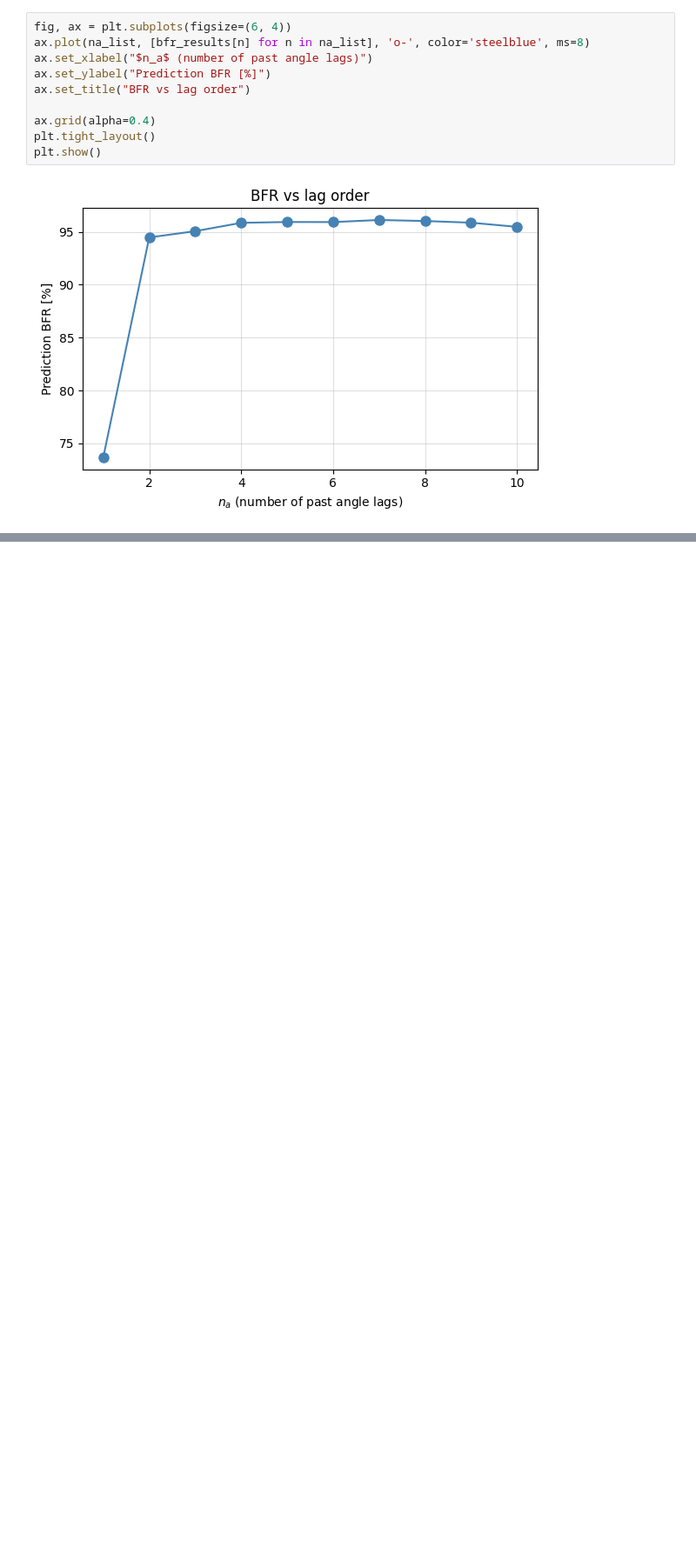
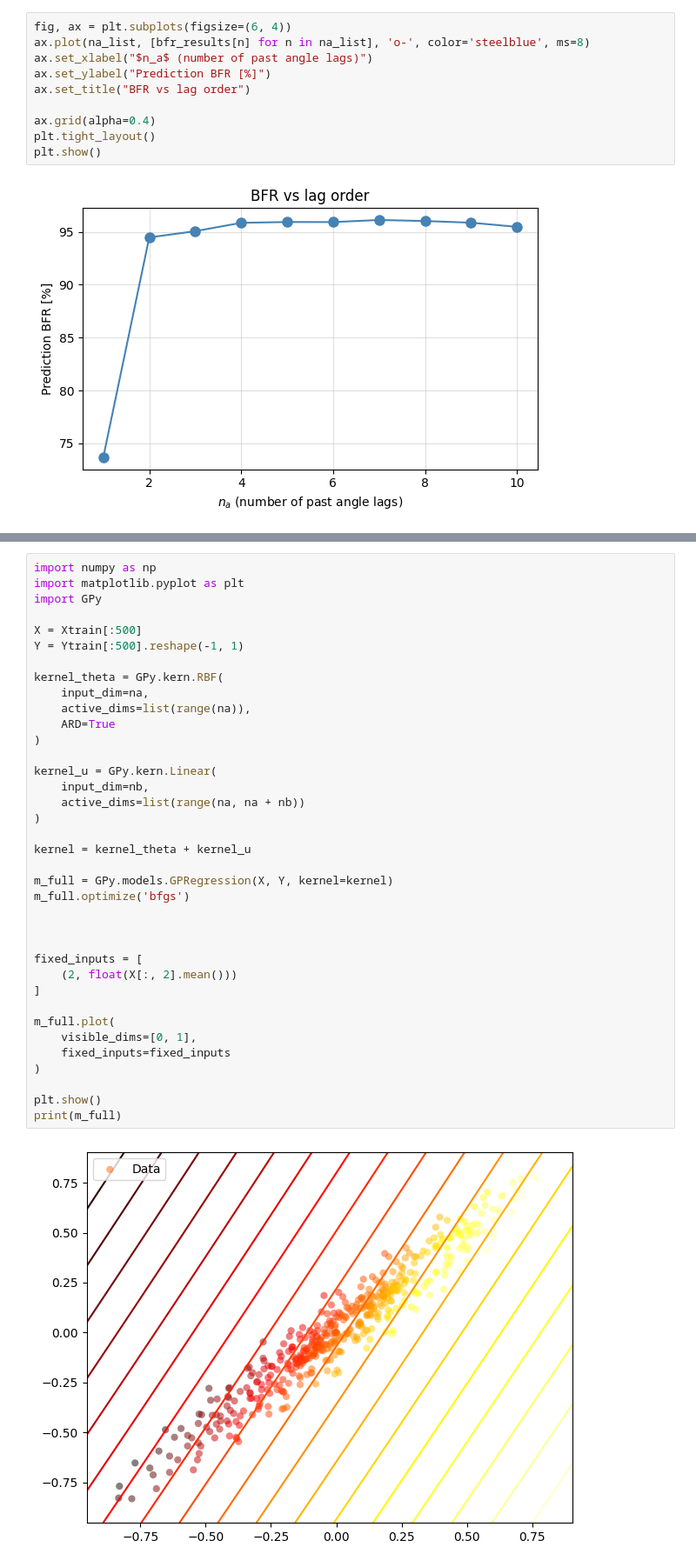
Before and after one commit to SpyrosAnog/ML-for-control-systems-Pendulum, a Jupyter notebook: GaussianProcess.ipynb, the cells around one changed output, grey strips where cells are left out. Shown at 87% size. Drawn from its saved outputs; the diff is of its cells as text; blank space fills up the shorter version.

```diff
--- a/GaussianProcess.ipynb
+++ b/GaussianProcess.ipynb
@@ -193,0 +294,39 @@ Prediction BFR on validation: 96.4%
+# %%
+import numpy as np
+import matplotlib.pyplot as plt
+import GPy
+
+X = Xtrain[:500]
+Y = Ytrain[:500].reshape(-1, 1)
+
+kernel_theta = GPy.kern.RBF(
+    input_dim=na,
+    active_dims=list(range(na)),
+    ARD=True
+)
+
+kernel_u = GPy.kern.Linear(
+    input_dim=nb,
+    active_dims=list(range(na, na + nb))
+)
+
+kernel = kernel_theta + kernel_u
+
+m_full = GPy.models.GPRegression(X, Y, kernel=kernel)
+m_full.optimize('bfgs')
+
+
+
+fixed_inputs = [
+    (2, float(X[:, 2].mean()))
+]
+
+m_full.plot(
+    visible_dims=[0, 1],
+    fixed_inputs=fixed_inputs
+)
+
+plt.show()
+print(m_full)
+# %% [output]
+[figure, added]
```
Also changed, not shown: parts of 13 cells of this notebook.
